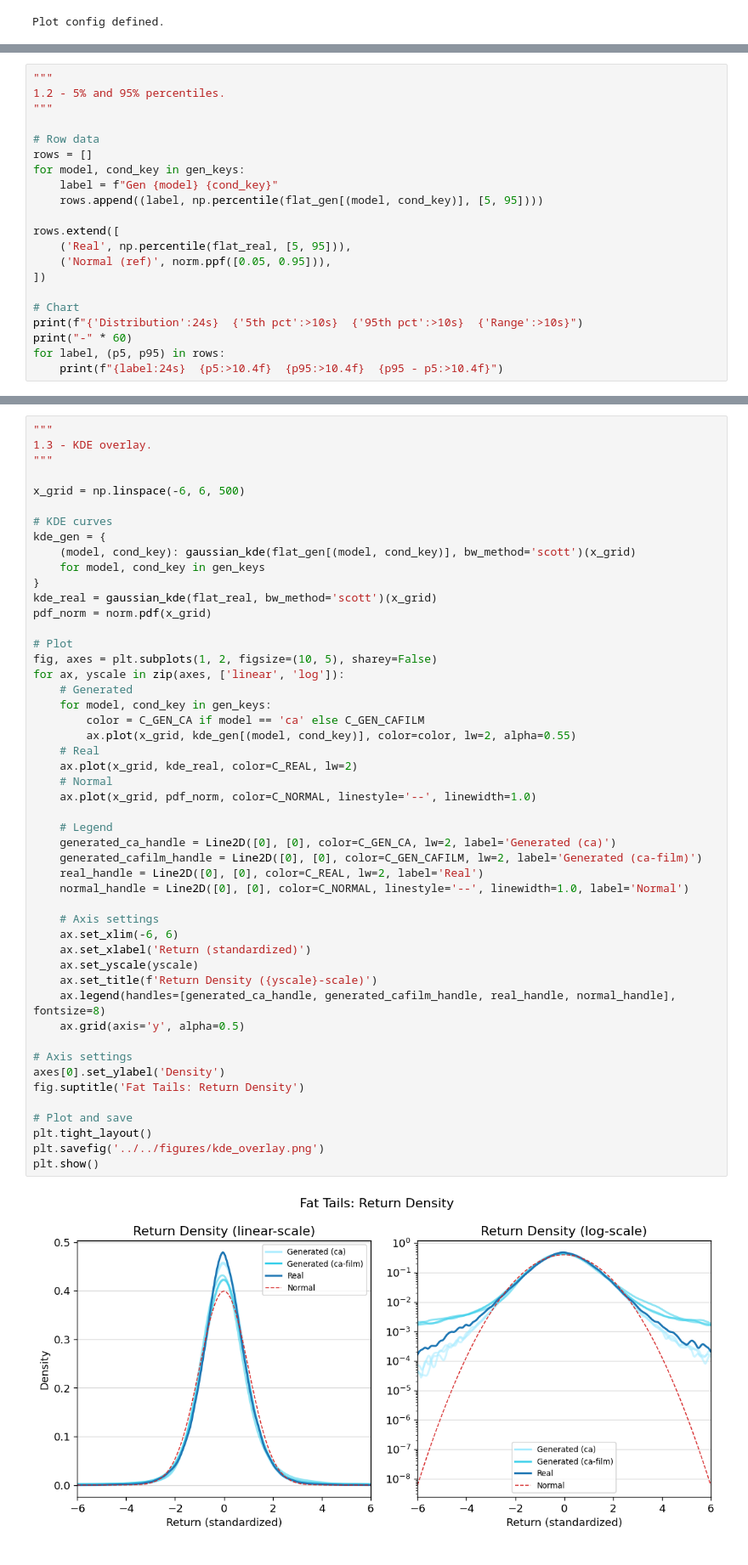
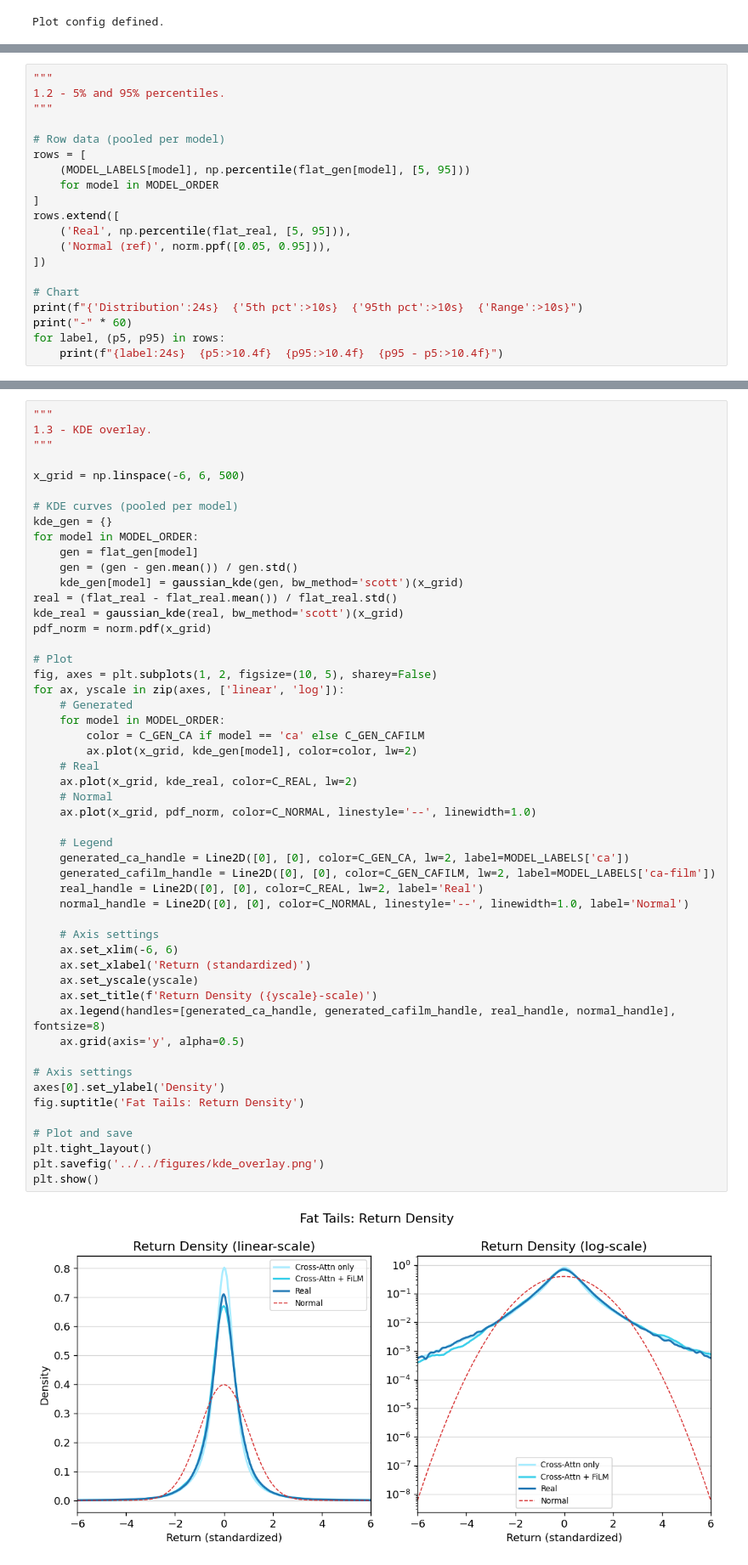
Before and after one commit to AHHHHHH0-0/Extending-CoFinDiff, a Jupyter notebook: notebooks/eval/stylized_facts.ipynb, the cells around one changed output, grey strips where cells are left out. Shown at 85% size. Saved outputs shown, nothing was run; the diff lists cells and outputs as text.

```diff
--- a/notebooks/eval/stylized_facts.ipynb
+++ b/notebooks/eval/stylized_facts.ipynb
@@ -178,12 +164,11 @@ plt.show()
 1.2 - 5% and 95% percentiles.
 """
 
-# Row data
-rows = []
-for model, cond_key in gen_keys:
-    label = f"Gen {model} {cond_key}"
-    rows.append((label, np.percentile(flat_gen[(model, cond_key)], [5, 95])))
-
+# Row data (pooled per model)
+rows = [
+    (MODEL_LABELS[model], np.percentile(flat_gen[model], [5, 95]))
+    for model in MODEL_ORDER
+]
 rows.extend([
     ('Real', np.percentile(flat_real, [5, 95])),
     ('Normal (ref)', norm.ppf([0.05, 0.95])),
@@ -212,50 +193,52 @@ Normal (ref)                 -1.6449      1.6449      3.2897
 
 x_grid = np.linspace(-6, 6, 500)
 
-# KDE curves
-kde_gen = {
-    (model, cond_key): gaussian_kde(flat_gen[(model, cond_key)], bw_method='scott')(x_grid)
-    for model, cond_key in gen_keys
-}
-kde_real = gaussian_kde(flat_real, bw_method='scott')(x_grid)
+# KDE curves (pooled per model)
+kde_gen = {}
+for model in MODEL_ORDER:
+    gen = flat_gen[model]
+    gen = (gen - gen.mean()) / gen.std()
+    kde_gen[model] = gaussian_kde(gen, bw_method='scott')(x_grid)
+real = (flat_real - flat_real.mean()) / flat_real.std()
+kde_real = gaussian_kde(real, bw_method='scott')(x_grid)
 pdf_norm = norm.pdf(x_grid)
 
 # Plot
 fig, axes = plt.subplots(1, 2, figsize=(10, 5), sharey=False)
 for ax, yscale in zip(axes, ['linear', 'log']):
     # Generated
-    for model, cond_key in gen_keys:
+    for model in MODEL_ORDER:
         color = C_GEN_CA if model == 'ca' else C_GEN_CAFILM
-        ax.plot(x_grid, kde_gen[(model, cond_key)], color=color, lw=2, alpha=0.55)
+        ax.plot(x_grid, kde_gen[model], color=color, lw=2)
     # Real
     ax.plot(x_grid, kde_real, color=C_REAL, lw=2)
     # Normal
     ax.plot(x_grid, pdf_norm, color=C_NORMAL, linestyle='--', linewidth=1.0)
 
     # Legend
-    generated_ca_handle = Line2D([0], [0], color=C_GEN_CA, lw=2, label='Generated (ca)')
-    generated_cafilm_handle = Line2D([0], [0], color=C_GEN_CAFILM, lw=2, label='Generated (ca-film)')
+    generated_ca_handle = Line2D([0], [0], color=C_GEN_CA, lw=2, label=MODEL_LABELS['ca'])
+    generated_cafilm_handle = Line2D([0], [0], color=C_GEN_CAFILM, lw=2, label=MODEL_LABELS['ca-film'])
     real_handle = Line2D([0], [0], color=C_REAL, lw=2, label='Real')
     normal_handle = Line2D([0], [0], color=C_NORMAL, linestyle='--', linewidth=1.0, label='Normal')
 
     # Axis settings
     ax.set_xlim(-6, 6)
     ax.set_xlabel('Return (standardized)')
     ax.set_yscale(yscale)
     ax.set_title(f'Return Density ({yscale}-scale)')
     ax.legend(handles=[generated_ca_handle, generated_cafilm_handle, real_handle, normal_handle], fontsize=8)
     ax.grid(axis='y', alpha=0.5)
 
 # Axis settings
 axes[0].set_ylabel('Density')
 fig.suptitle('Fat Tails: Return Density')
 
 # Plot and save
 plt.tight_layout()
 plt.savefig('../../figures/kde_overlay.png')
 plt.show()
 # %% [output]
-[figure, old version]
+[figure, new version]
 # %%
 """
 2.1 - ACF table.
```
Also changed, not shown: parts of 6 cells of this notebook, 3 other files.
